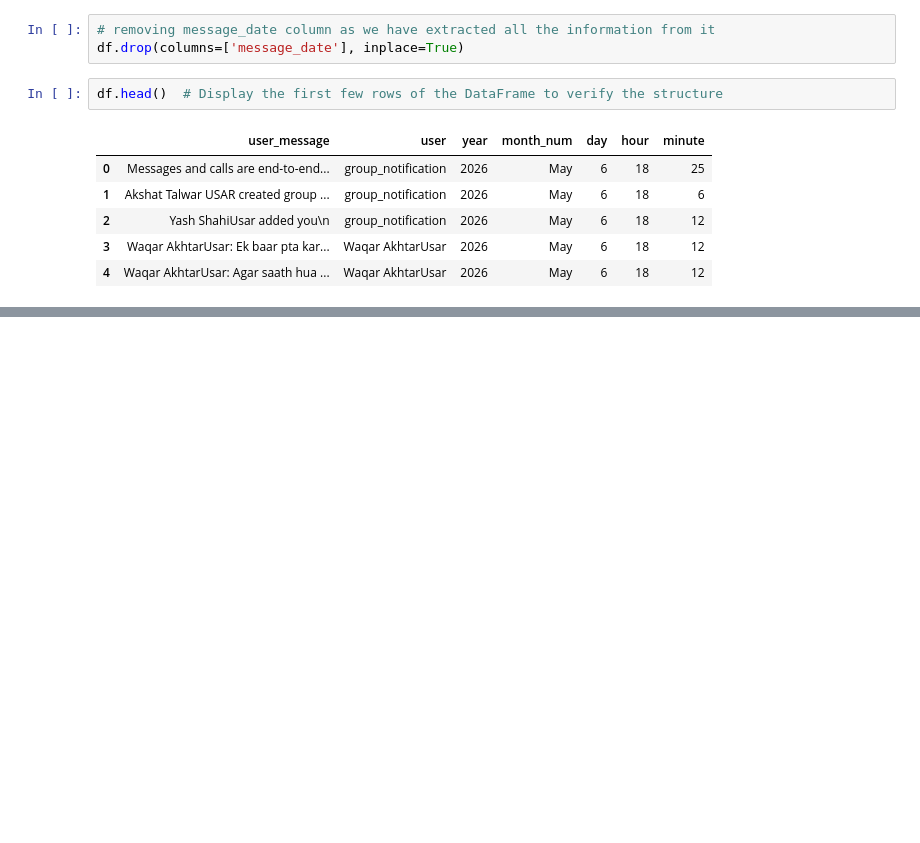
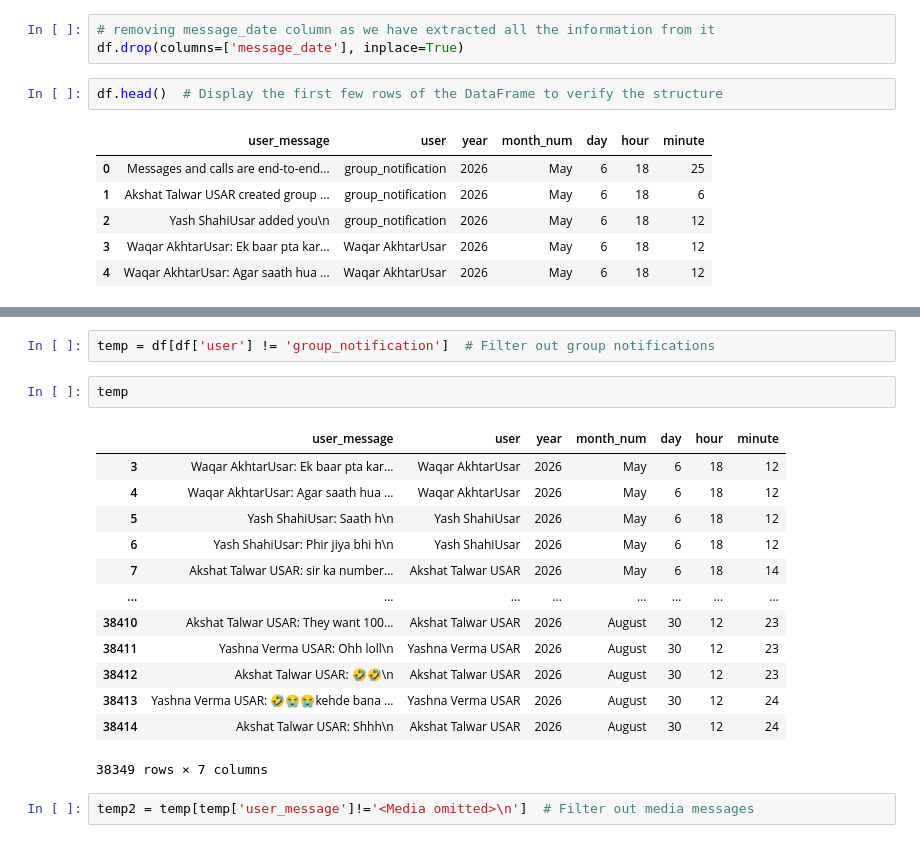
Before and after one commit to DeepakAK47/whatapp_chat_analyser, a Jupyter notebook: notebook/explorer.ipynb, the cells around one changed output, grey strips where cells are left out. Saved outputs shown, nothing was run; the diff lists cells and outputs as text; blank space fills up the shorter version.

```diff
--- a/notebook/explorer.ipynb
+++ b/notebook/explorer.ipynb
@@ -200,0 +238,20 @@ df.head()  # Display the first few rows of the DataFrame to verify the structure
+# %%
+temp = df[df['user'] != 'group_notification']  # Filter out group notifications
+# %%
+temp
+# %% [output]
+|  | user_message | user | year | month_num | day | hour | minute |
+| 3 | Waqar AkhtarUsar: Ek baar pta kar... | Waqar AkhtarUsar | 2026 | May | 6 | 18 | 12 |
+| 4 | Waqar AkhtarUsar: Agar saath hua ... | Waqar AkhtarUsar | 2026 | May | 6 | 18 | 12 |
+| 5 | Yash ShahiUsar: Saath h\n | Yash ShahiUsar | 2026 | May | 6 | 18 | 12 |
+| 6 | Yash ShahiUsar: Phir jiya bhi h\n | Yash ShahiUsar | 2026 | May | 6 | 18 | 12 |
+| 7 | Akshat Talwar USAR: sir ka number... | Akshat Talwar USAR | 2026 | May | 6 | 18 | 14 |
+| ... | ... | ... | ... | ... | ... | ... | ... |
+| 38410 | Akshat Talwar USAR: They want 100... | Akshat Talwar USAR | 2026 | August | 30 | 12 | 23 |
+| 38411 | Yashna Verma USAR: Ohh loll\n | Yashna Verma USAR | 2026 | August | 30 | 12 | 23 |
+| 38412 | Akshat Talwar USAR: 🤣🤣\n | Akshat Talwar USAR | 2026 | August | 30 | 12 | 23 |
+| 38413 | Yashna Verma USAR: 🤣😭😭kehde bana ... | Yashna Verma USAR | 2026 | August | 30 | 12 | 24 |
+| 38414 | Akshat Talwar USAR: Shhh\n | Akshat Talwar USAR | 2026 | August | 30 | 12 | 24 |
+38349 rows × 7 columns
+# %%
+temp2 = temp[temp['user_message']!='<Media omitted>\n']  # Filter out media messages
```
Also changed, not shown: parts of 10 cells of this notebook, 2 other files.
